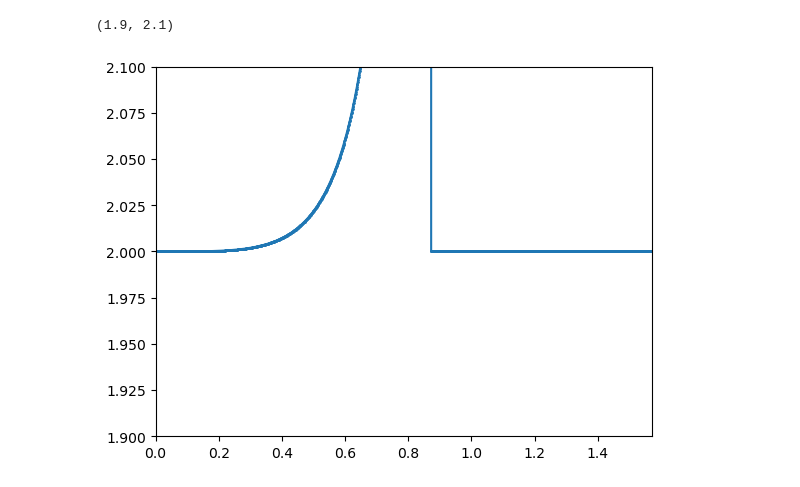
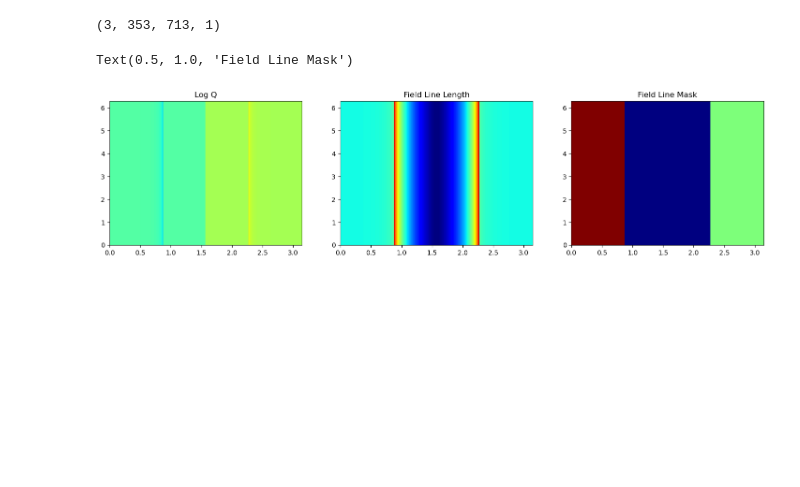
Before and after one commit to Kai-E-Yang/QSL, a Jupyter notebook: QSL_sphere/dipole/test3.ipynb, the cells around one changed output. Cells and saved outputs as stored; diff of their text form; code cells hidden in the pictures; blank space fills up the shorter version.

```diff
--- a/QSL_sphere/dipole/test3.ipynb
+++ b/QSL_sphere/dipole/test3.ipynb
@@ -96,5 +61,5 @@ q_cal_50=np.flip(np.abs(q[0,0,:,0]))
 # %%
-nml    = f90nml.read('par3')
+nml    = f90nml.read('par_3')
 infile = nml['filename_par']['outfilename']
 rdim = nml['cal_par']['dim_ra']
 tdim = nml['cal_par']['dim_th']
@@ -107,12 +72,25 @@ phend   = nml['cal_par']['ph_end']
 raend   = nml['cal_par']['ra_end']
 nlevel = nml['cal_par']['nlevel']
 
-pdim = 1
-tdim = 3205
+# rdim = 101
+# tdim = 713
+# pdim = 1
+
+# rdim = 1
+# tdim = 357
+# pdim = 177
+
 rdim = 1
+tdim = 713
+pdim = 353
+
+theta=np.linspace(thstart,thend,tdim)
+phi=np.linspace(phstart,phend,pdim)
+radius=np.linspace(rastart,raend,rdim)
+# infile='/Users/yangkai/Works/program/QSL_old_test/QSL_sphere/dipole/Q_calc_3.binary'
+# infile='/Users/yangkai/Works/program/QSL_improve/QSL_sphere/test/qsl_result.binary'
 f    = open(infile,'rb')
 data = np.fromfile(f, dtype=np.double, count=rdim*tdim*pdim*5)
-q    = np.reshape(data,(5,pdim,tdim,rdim))
-q_cal=np.flip(np.abs(q[0,0,:,0]))
-n2_cal=np.abs(q[3,0,:,0])
-det_cal=np.abs(q[4,0,:,0])
+q    = np.reshape(data,(3,pdim,tdim,rdim))
+# q_cal_11=np.flip(np.abs(q[0,0,:,0]))
+# t11=np.linspace(thstart,thend,tdim)
@@ -257,7 +97,18 @@ fig.lines.extend([line])
-# %%
-plt.plot(tarray,q_ana_real, marker='o', linestyle='-', markerfacecolor='none',markersize=1,label='Theoretical Value')
-plt.xlim([0,0.5*np.pi])
-plt.ylim([1.9,2.1])
-# %% [output]
-(1.9, 2.1)
-[figure, removed]
+# %%
+q.shape
+# %% [output]
+(3, 353, 713, 1)
+# %%
+fig, ax = plt.subplots(1,3,figsize=(18,4))
+ax[0].pcolormesh(theta,phi,q[0,:,:,0],cmap='jet',vmax=3,vmin=-3)
+ax[0].set_title('Log Q')
+# ax[0].set_xlim([0,np.pi])
+ax[1].pcolormesh(theta,phi,q[1,:,:,0],cmap='jet')
+ax[1].set_title('Field Line Length')
+# ax[1].set_xlim([0,np.pi])
+ax[2].pcolormesh(theta,phi,q[2,:,:,0],cmap='jet')
+ax[2].set_title('Field Line Mask')
+# ax[2].set_xlim([0,np.pi])
+# %% [output]
+Text(0.5, 1.0, 'Field Line Mask')
+[figure, added]
```
Also changed, not shown: parts of 13 cells of this notebook, 22 other files.
